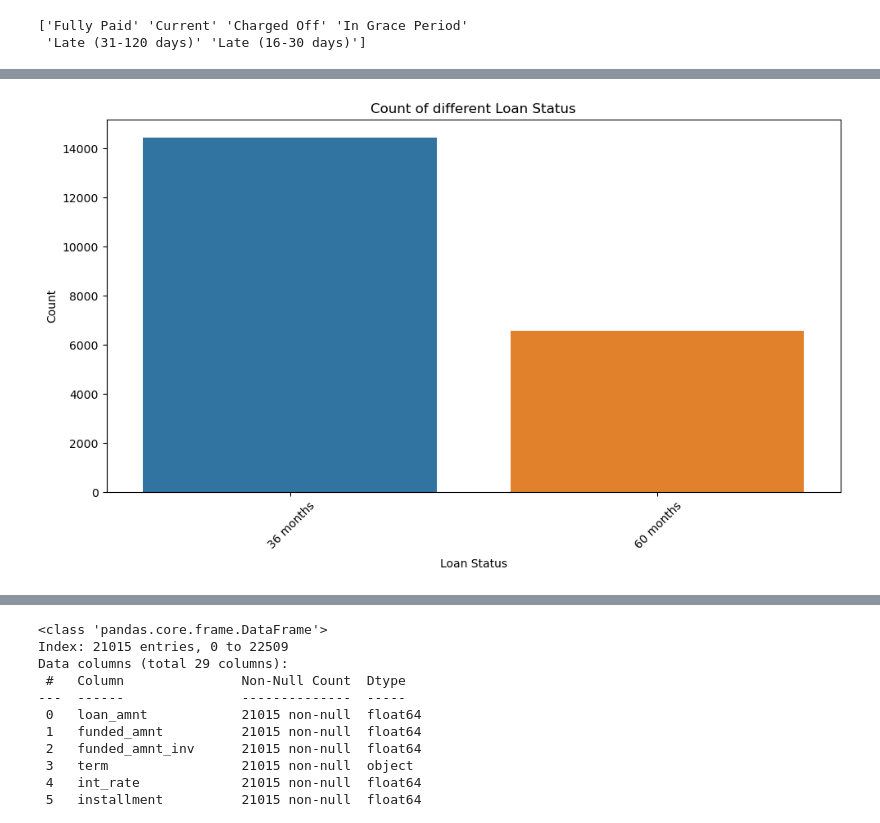
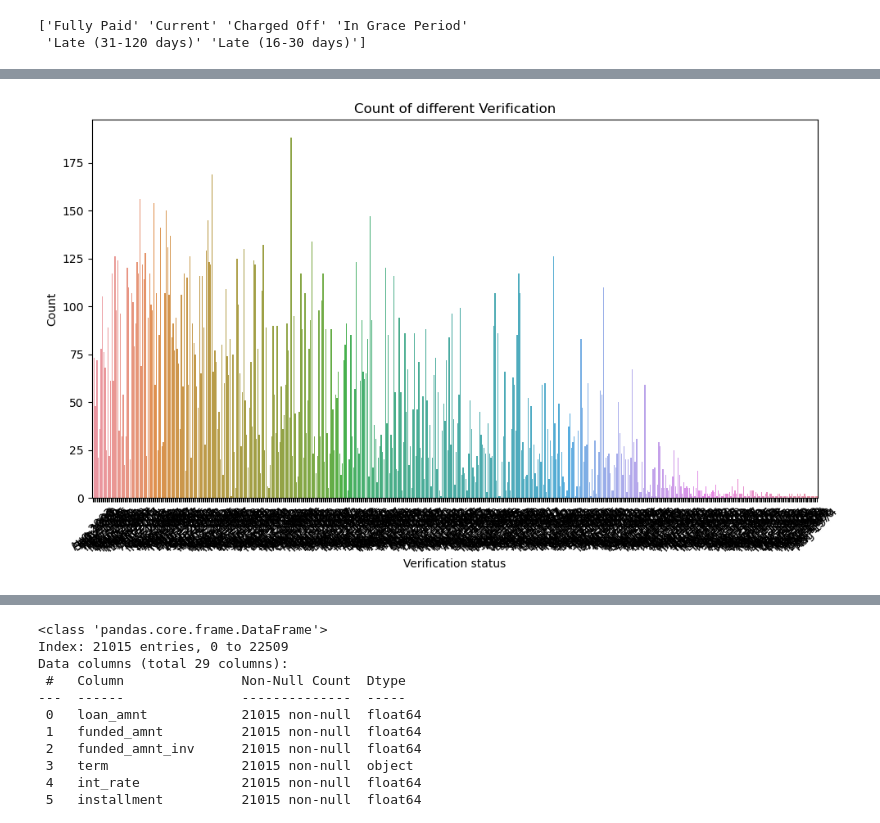
Before and after one commit to MaSOouD69/Loan-Status-predictor-tool, a Jupyter notebook: 2. EDA EXPLORE EXTREME.ipynb, the cells around one changed output, grey strips where cells are left out. Cells and saved outputs as stored; diff of their text form; code cells hidden in the pictures.

Commit message:
add more visuals. need to revise the data cleaning

```diff
--- a/2. EDA EXPLORE EXTREME.ipynb
+++ b/2. EDA EXPLORE EXTREME.ipynb
@@ -107,10 +177,10 @@ plt.tight_layout()
 # %%
 plt.figure(figsize=(10, 6))
-sns.countplot(x='term', data=df)
+sns.countplot(x='earliest_cr_line', data=df)
 plt.ylabel("Count")
-plt.xlabel("Loan Status")
-plt.title("Count of different Loan Status")
+plt.xlabel("Verification status")
+plt.title("Count of different Verification")
 plt.xticks(rotation=45)
 plt.tight_layout()
 # %% [output]
-[figure, old version]
+[figure, new version]
```
Also changed, not shown: parts of 16 cells of this notebook.
